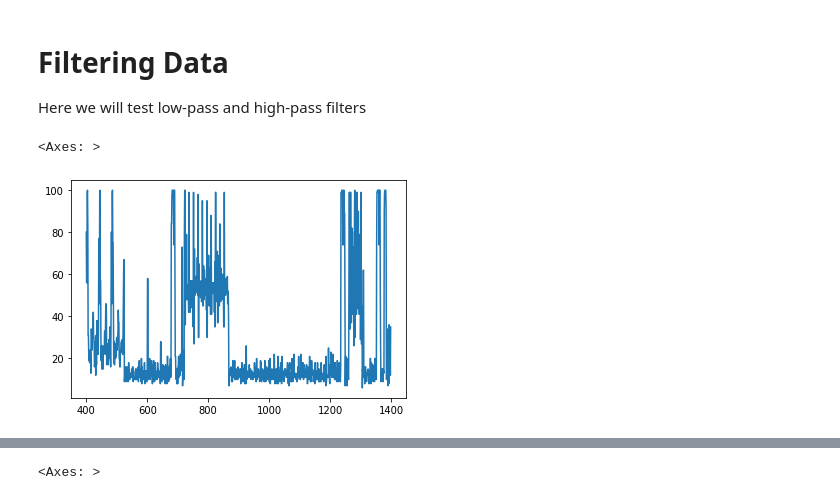
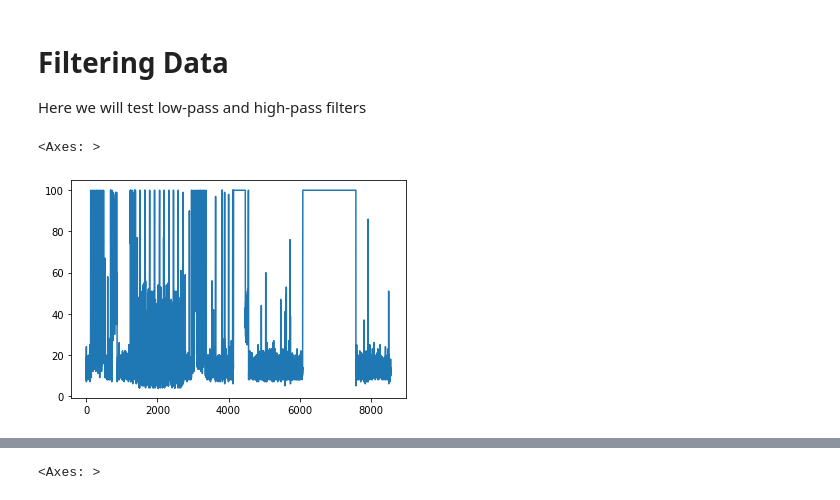
Before and after one commit to dipayan2/ARMAModel, a Jupyter notebook: Train_TestModel.ipynb, the cells around one changed output, grey strips where cells are left out. Drawn from its saved outputs; the diff is of its cells as text; code cells hidden in the pictures.

```diff
--- a/Train_TestModel.ipynb
+++ b/Train_TestModel.ipynb
@@ -1613,10 +1529,10 @@ Here we will test low-pass and high-pass filters
 # %%
 # Plot the data
 # utilData['bUtil'].values.plot()
 
 df_plot = pd.DataFrame()
 df_plot['bUtil'] = utilData.bUtil.values
-df_plot.iloc[400:1400,:].bUtil.plot()
+df_plot.bUtil.plot()
 # %% [output]
 <Axes: >
-[figure, old version]
+[figure, new version]
```
Also changed, not shown: parts of 57 cells of this notebook, 1 other file.
